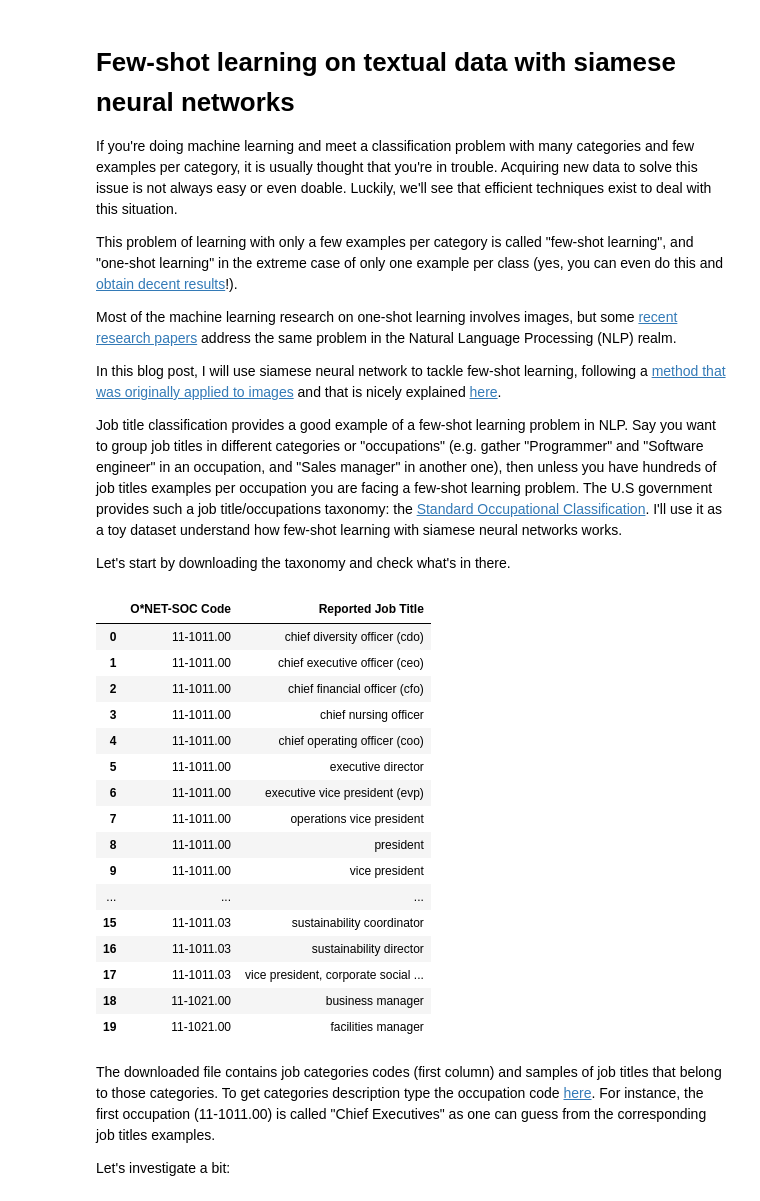
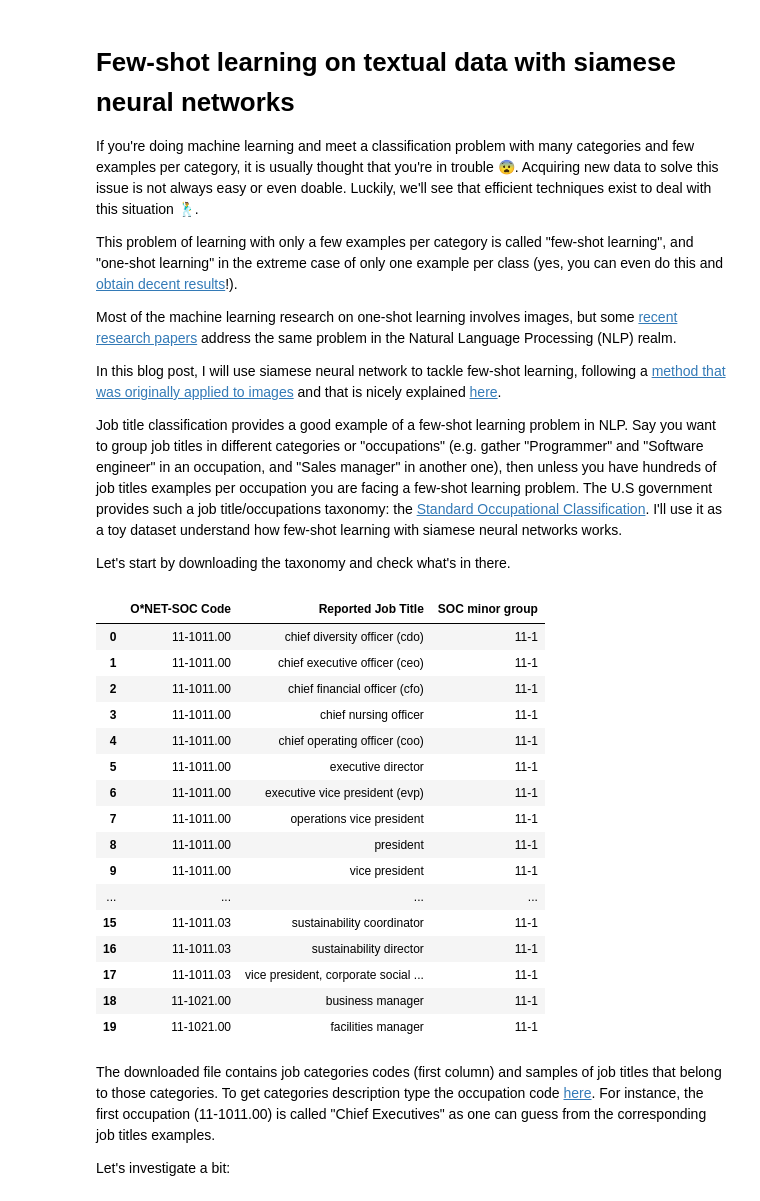
Before and after one commit to nkthiebaut/nkthiebaut.github.io, a Jupyter notebook: content/fewshot_learning_nlp.ipynb, the cells around one changed output. Saved outputs shown, nothing was run; the diff lists cells and outputs as text; code cells hidden in the pictures.

```diff
--- a/content/fewshot_learning_nlp.ipynb
+++ b/content/fewshot_learning_nlp.ipynb
@@ -1,7 +1,7 @@
 # %% [markdown]
 # Few-shot learning on textual data with siamese neural networks
 
-If you're doing machine learning and meet a classification problem with many categories and few examples per category, it is usually thought that you're in trouble. Acquiring new data to solve this issue is not always easy or even doable. Luckily, we'll see that efficient techniques exist to deal with this situation.
+If you're doing machine learning and meet a classification problem with many categories and few examples per category, it is usually thought that you're in trouble 😨. Acquiring new data to solve this issue is not always easy or even doable. Luckily, we'll see that efficient techniques exist to deal with this situation 🕺.
 
 This problem of learning with only a few examples per category is called "few-shot learning", and "one-shot learning" in the extreme case of only one example per class (yes, you can even do this and [obtain decent results](https://www.cs.cmu.edu/~rsalakhu/papers/oneshot1.pdf)!).
 
@@ -15,43 +15,45 @@ Let's start by downloading the taxonomy and check what's in there.
 # %%
 from io import StringIO
 import requests
 import pandas as pd
 
 # Download the Standard Occupation Classification
 file_url = 'https://www.onetcenter.org/dl_files/database/db_20_1_text/Sample%20of%20Reported%20Titles.txt'
 csv = StringIO(requests.get(file_url).text)
 
 # Load it in a pandas DataFrame and drop a useless column
 df = pd.read_csv(csv, sep='\t').drop('Shown in My Next Move', axis=1)
 
 # Remove occupations for which we have only one example, because
 # We can't even have a train a test examples for those
 occupations_counts = df['O*NET-SOC Code'].value_counts()
 multi_examples_occupations = occupations_counts[occupations_counts > 1].index
 df = df[df['O*NET-SOC Code'].isin(multi_examples_occupations)]
 
+df['SOC minor group'] = df['O*NET-SOC Code'].apply(lambda x: x[:4])
+
 # Lower all job titles for simplicity
 df['Reported Job Title'] = df['Reported Job Title'].str.lower()
 
 df.head(20)
 # %% [output]
-|  | O*NET-SOC Code | Reported Job Title |
-| 0 | 11-1011.00 | chief diversity officer (cdo) |
-| 1 | 11-1011.00 | chief executive officer (ceo) |
-| 2 | 11-1011.00 | chief financial officer (cfo) |
-| 3 | 11-1011.00 | chief nursing officer |
-| 4 | 11-1011.00 | chief operating officer (coo) |
-| 5 | 11-1011.00 | executive director |
-| 6 | 11-1011.00 | executive vice president (evp) |
-| 7 | 11-1011.00 | operations vice president |
-| 8 | 11-1011.00 | president |
-| 9 | 11-1011.00 | vice president |
-| ... | ... | ... |
-| 15 | 11-1011.03 | sustainability coordinator |
-| 16 | 11-1011.03 | sustainability director |
-| 17 | 11-1011.03 | vice president, corporate social ... |
-| 18 | 11-1021.00 | business manager |
-| 19 | 11-1021.00 | facilities manager |
+|  | O*NET-SOC Code | Reported Job Title | SOC minor group |
+| 0 | 11-1011.00 | chief diversity officer (cdo) | 11-1 |
+| 1 | 11-1011.00 | chief executive officer (ceo) | 11-1 |
+| 2 | 11-1011.00 | chief financial officer (cfo) | 11-1 |
+| 3 | 11-1011.00 | chief nursing officer | 11-1 |
+| 4 | 11-1011.00 | chief operating officer (coo) | 11-1 |
+| 5 | 11-1011.00 | executive director | 11-1 |
+| 6 | 11-1011.00 | executive vice president (evp) | 11-1 |
+| 7 | 11-1011.00 | operations vice president | 11-1 |
+| 8 | 11-1011.00 | president | 11-1 |
+| 9 | 11-1011.00 | vice president | 11-1 |
+| ... | ... | ... | ... |
+| 15 | 11-1011.03 | sustainability coordinator | 11-1 |
+| 16 | 11-1011.03 | sustainability director | 11-1 |
+| 17 | 11-1011.03 | vice president, corporate social ... | 11-1 |
+| 18 | 11-1021.00 | business manager | 11-1 |
+| 19 | 11-1021.00 | facilities manager | 11-1 |
 # %% [markdown]
 The downloaded file contains job categories codes (first column) and samples of job titles that belong to those categories. To get categories description type the occupation code [here](https://www.onetonline.org/help/online/search). For instance, the first occupation (11-1011.00) is called "Chief Executives" as one can guess from the corresponding job titles examples.
 
```
Also changed, not shown: parts of 18 cells of this notebook.
